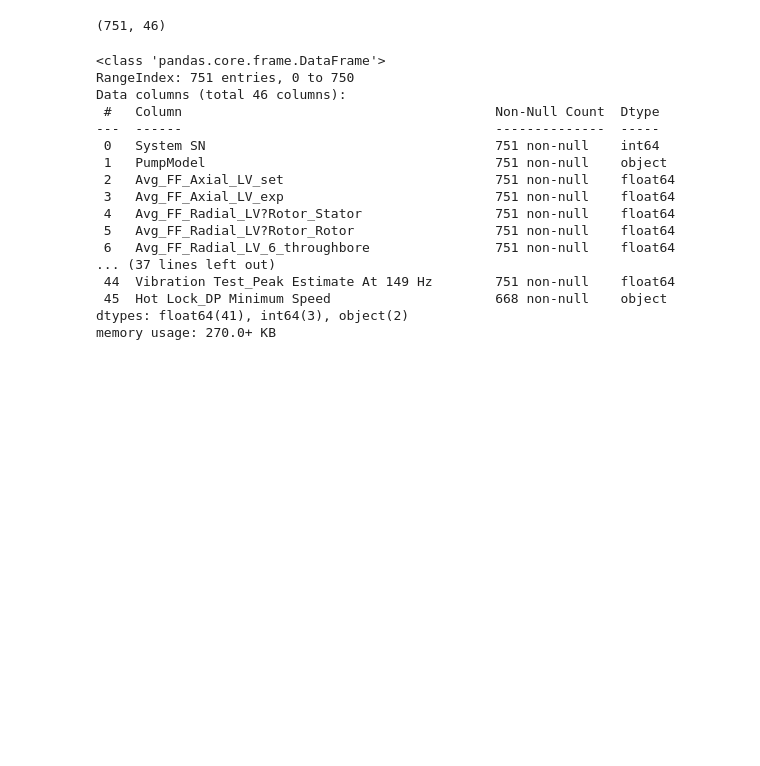
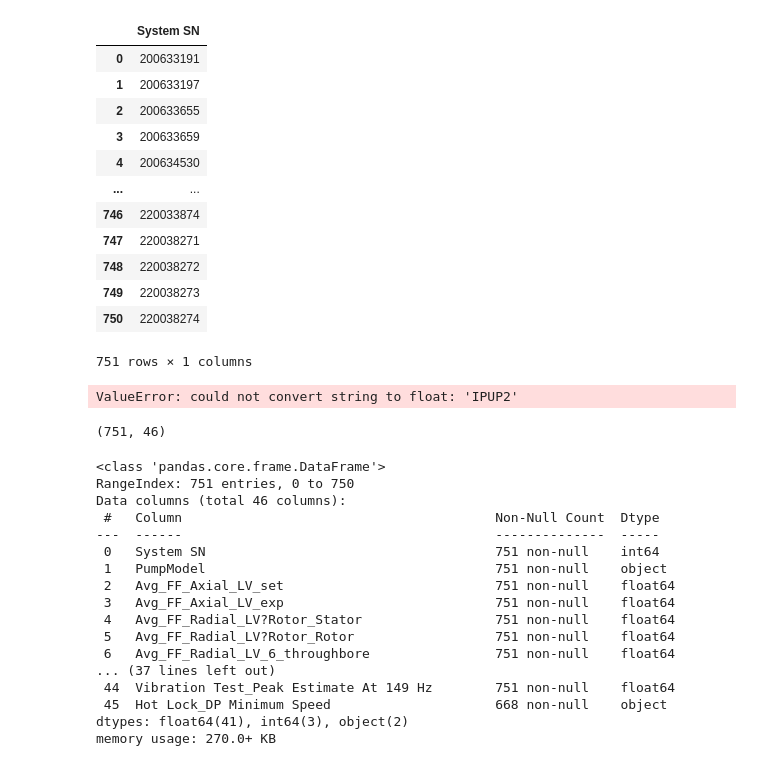
Before and after one commit to gerald-park/YanaduProgramming, a Jupyter notebook: MinHoKim/Project_MinHo/Basic1.ipynb, the cells around one changed output. Saved outputs shown, nothing was run; the diff lists cells and outputs as text; code cells hidden in the pictures; blank space fills up the shorter version.

```diff
--- a/MinHoKim/Project_MinHo/Basic1.ipynb
+++ b/MinHoKim/Project_MinHo/Basic1.ipynb
@@ -10,3 +10,19 @@ df.head()
 | 2 | 200633655 | IPUP2 | 0.0220 | 0.076002 | 0.315195 | ... |
 | 3 | 200633659 | IPUP2 | 0.0270 | 0.074936 | 0.303663 | ... |
 | 4 | 200634530 | iXL200 | 0.0300 | 0.071223 | 0.300047 | ... |
+# %%
+df.iloc[:, [0]]
+# %% [output]
+|  | System SN |
+| 0 | 200633191 |
+| 1 | 200633197 |
+| 2 | 200633655 |
+| 3 | 200633659 |
+| 4 | 200634530 |
+| ... | ... |
+| 746 | 220033874 |
+| 747 | 220038271 |
+| 748 | 220038272 |
+| 749 | 220038273 |
+| 750 | 220038274 |
+751 rows × 1 columns
@@ -13,3 +31,8 @@ df.head()
+# %%
+df_cor = df.corr(method = 'pearson')
+sns.heatmap(df, annot = True, cmap = "Blues")
+# %% [output]
+ValueError: could not convert string to float: 'IPUP2'
 # %%
 df.to_csv(r'C:\Users\kimmh1\Desktop\2020.03_Data Correlation Analysis in C3\2022.2_Version\test1.csv')
 # %%
```
Also changed, not shown: parts of 1 cell of this notebook.
